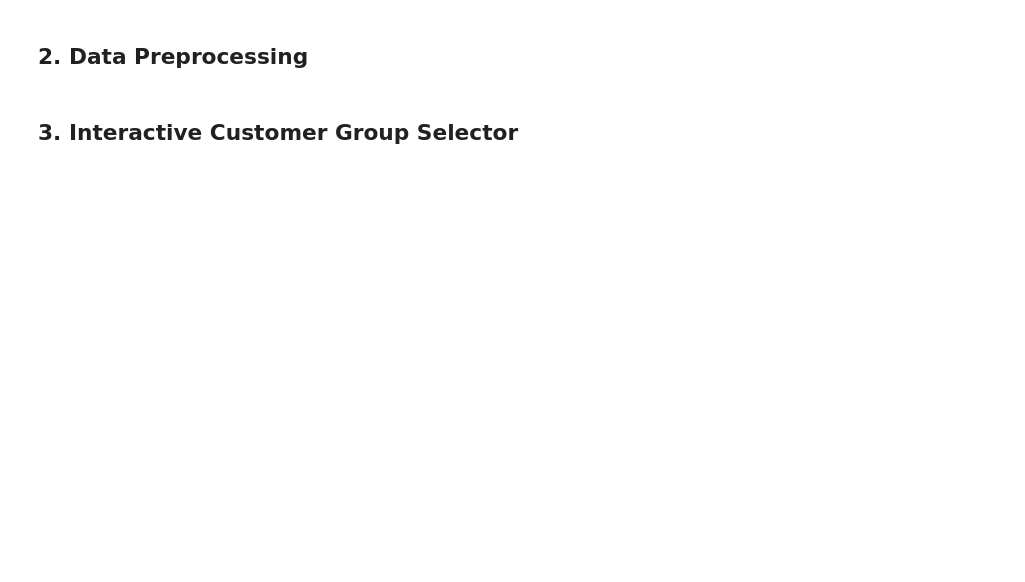
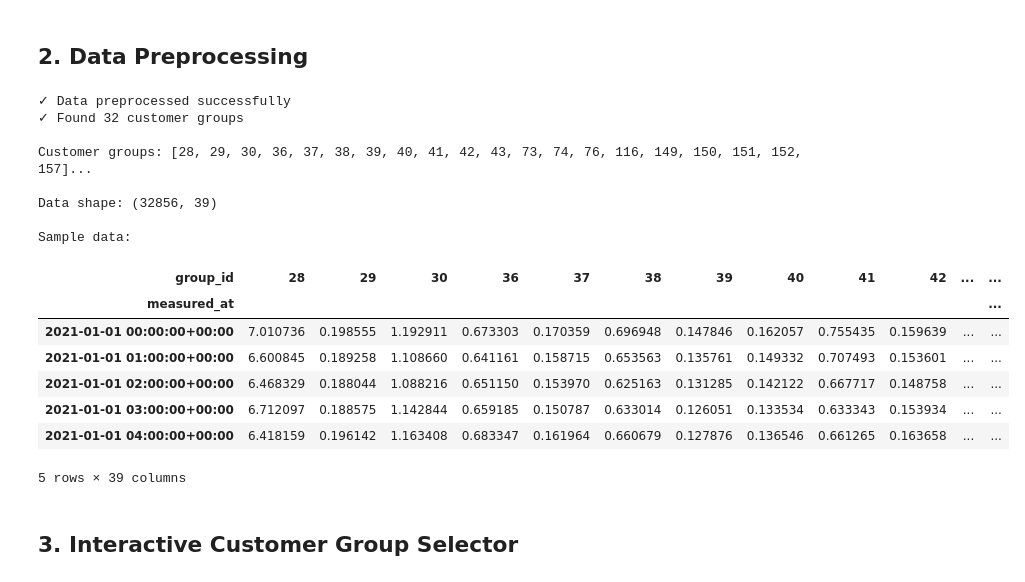
Before and after one commit to AJBogo9/Junction2025Fortum, a Jupyter notebook: data_visualization.ipynb, the cells around one changed output. Cells and saved outputs as stored; diff of their text form; code cells hidden in the pictures; blank space fills up the shorter version.

```diff
--- a/data_visualization.ipynb
+++ b/data_visualization.ipynb
@@ -59,31 +111,44 @@ print("Data loaded successfully!")
 # %% [markdown]
 ## 2. Data Preprocessing
 # %%
-# Convert measured_at to datetime
-df['measured_at'] = pd.to_datetime(df['measured_at'])
+# measured_at is already the index and in datetime format from Cell 3
+# Extract time features directly from the index
 
-# Set measured_at as index
-df.set_index('measured_at', inplace=True)
-
-# Extract time features for pattern analysis
 df['hour'] = df.index.hour
 df['day_of_week'] = df.index.dayofweek
 df['day_name'] = df.index.day_name()
 df['date'] = df.index.date
 df['month'] = df.index.month
 df['month_name'] = df.index.month_name()
 df['week'] = df.index.isocalendar().week
 
 # Get list of customer group columns (all numeric columns except time features)
 time_features = ['hour', 'day_of_week', 'day_name', 'date', 'month', 'month_name', 'week']
 customer_groups = [col for col in df.columns if col not in time_features]
 
 print(f"✓ Data preprocessed successfully")
 print(f"✓ Found {len(customer_groups)} customer groups")
 print(f"\nCustomer groups: {customer_groups[:20]}..." if len(customer_groups) > 20 else f"\nCustomer groups: {customer_groups}")
 print(f"\nData shape: {df.shape}")
 print(f"\nSample data:")
 df.head()
+# %% [output]
+✓ Data preprocessed successfully
+✓ Found 32 customer groups
+
+Customer groups: [28, 29, 30, 36, 37, 38, 39, 40, 41, 42, 43, 73, 74, 76, 116, 149, 150, 151, 152, 157]...
+
+Data shape: (32856, 39)
+
+Sample data:
+| group_id | 28 | 29 | 30 | 36 | 37 | 38 | 39 | 40 | 41 | 42 | ... | ... |
+| measured_at |  |  |  |  |  |  |  |  |  |  |  | ... |
+| 2021-01-01 00:00:00+00:00 | 7.010736 | 0.198555 | 1.192911 | 0.673303 | 0.170359 | 0.696948 | 0.147846 | 0.162057 | 0.755435 | 0.159639 | ... | ... |
+| 2021-01-01 01:00:00+00:00 | 6.600845 | 0.189258 | 1.108660 | 0.641161 | 0.158715 | 0.653563 | 0.135761 | 0.149332 | 0.707493 | 0.153601 | ... | ... |
+| 2021-01-01 02:00:00+00:00 | 6.468329 | 0.188044 | 1.088216 | 0.651150 | 0.153970 | 0.625163 | 0.131285 | 0.142122 | 0.667717 | 0.148758 | ... | ... |
+| 2021-01-01 03:00:00+00:00 | 6.712097 | 0.188575 | 1.142844 | 0.659185 | 0.150787 | 0.633014 | 0.126051 | 0.133534 | 0.633343 | 0.153934 | ... | ... |
+| 2021-01-01 04:00:00+00:00 | 6.418159 | 0.196142 | 1.163408 | 0.683347 | 0.161964 | 0.660679 | 0.127876 | 0.136546 | 0.661265 | 0.163658 | ... | ... |
+5 rows × 39 columns
 # %% [markdown]
 ## 3. Interactive Customer Group Selector
 # %%
```
Also changed, not shown: parts of 17 cells of this notebook.
